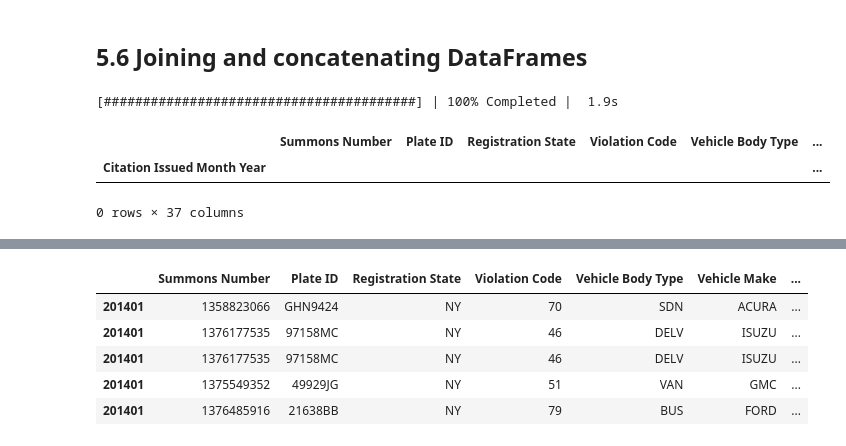
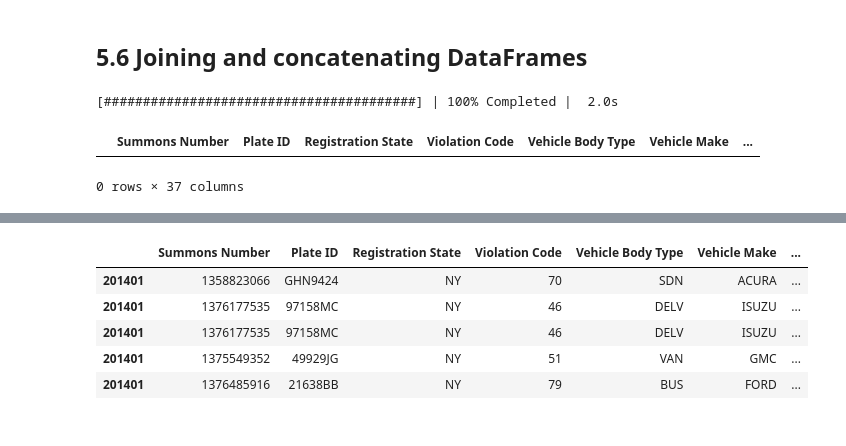
Before and after one commit to sunchengyi/Dask, a Jupyter notebook: nyc-parking-tickets_dask.ipynb, the cells around one changed output, grey strips where cells are left out. Drawn from its saved outputs; the diff is of its cells as text; code cells hidden in the pictures.

```diff
--- a/nyc-parking-tickets_dask.ipynb
+++ b/nyc-parking-tickets_dask.ipynb
@@ -606,17 +609,16 @@ nyc_data_new_index = dd.read_parquet('nyc_data_date_index')
 # %%
 # Listing 5.31 Combining the NYC parking  ticket data with NOAA weather data
 nyc_temps = pd.read_csv('nyc_temp_data.csv', skiprows=3)
 #nyc_temps.rename(columns={'Date': 'monthYear', 'Value': 'Temp'}, inplace=True)
 nyc_temps_indexed = nyc_temps.set_index(nyc_temps.Date.astype(str))
 #nyc_temps_indexed.index.name = nyc_data_new_index.index.name
-nyc_data_with_temps = nyc_data_new_index.join(nyc_temps_indexed, how='left')
+nyc_data_with_temps = nyc_data_new_index.join(nyc_temps_indexed, how='inner')
 with ProgressBar():
 #    nyc_data_new_index_head = nyc_data_new_index.head(15)
-    display(nyc_data_with_temps.head())
+    display(nyc_data_with_temps.head(150))
 # %% [output]
-[########################################] | 100% Completed |  1.9s
+[########################################] | 100% Completed |  2.0s
-|  | Summons Number | Plate ID | Registration State | Violation Code | Vehicle Body Type | ... |
-| Citation Issued Month Year |  |  |  |  |  | ... |
+|  | Summons Number | Plate ID | Registration State | Violation Code | Vehicle Body Type | Vehicle Make | ... |
 0 rows × 37 columns
 # %%
 with ProgressBar():
```
Also changed, not shown: parts of 10 cells of this notebook.
